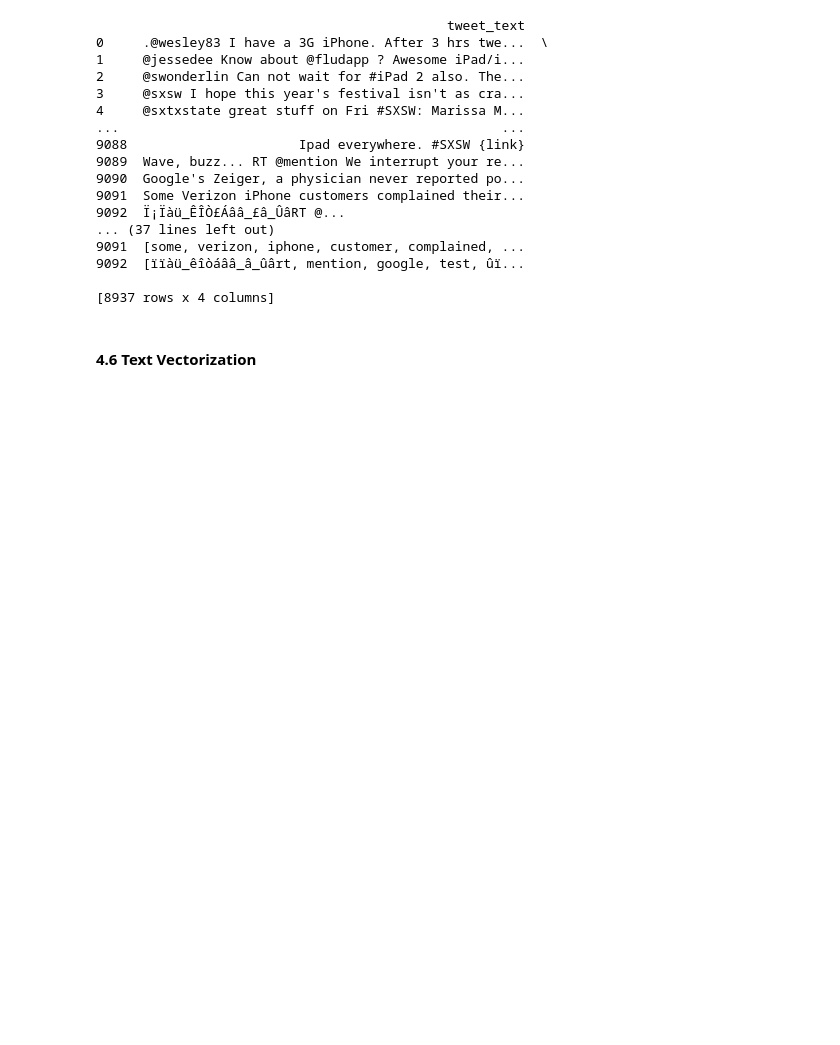
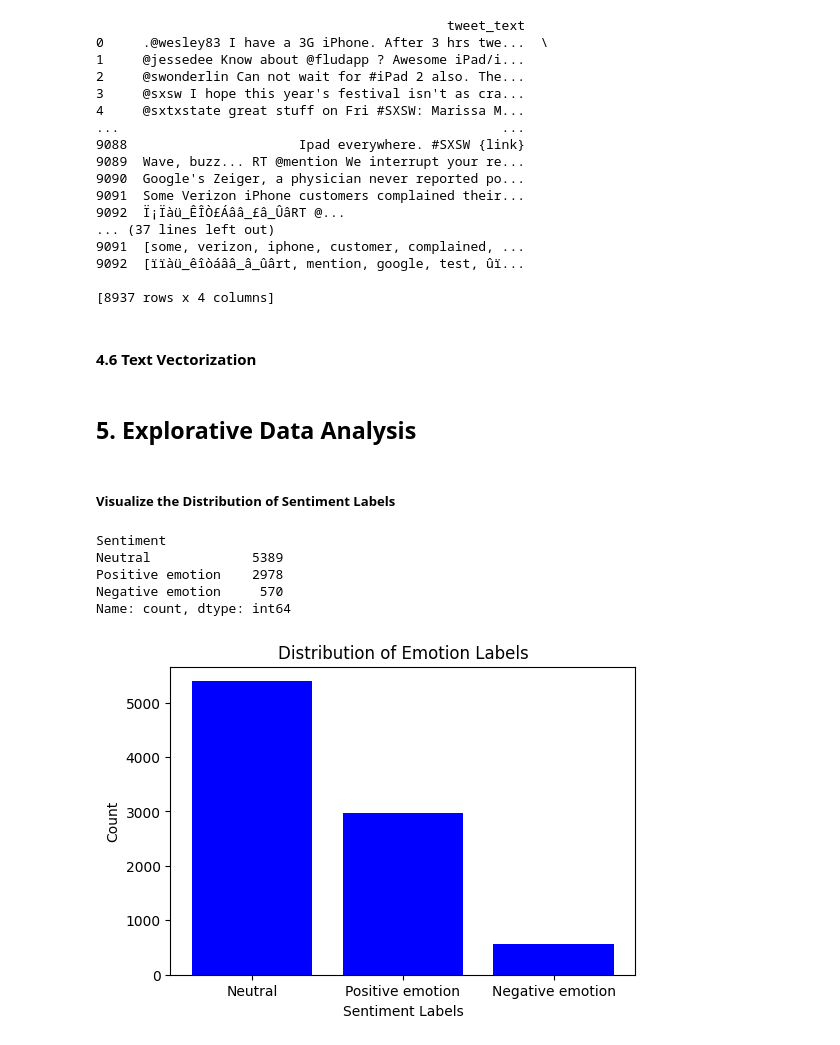
Before and after one commit to levine01/Twitter-Sentiment-Analysis, a Jupyter notebook: index.ipynb, the cells around one changed output. Saved outputs shown, nothing was run; the diff lists cells and outputs as text; code cells hidden in the pictures; blank space fills up the shorter version.

```diff
--- a/index.ipynb
+++ b/index.ipynb
@@ -347,3 +347,25 @@ data['lemmatized_tweet'] = data['lemmatized_tweet'].apply(lambda x: ' '.join(x))
 tfidf_matrix = tfidf_vectorizer.fit_transform(data['lemmatized_tweet'])
 
 # The tfidf_matrix contains the TF-IDF vectors for the tweets
+# %% [markdown]
+## 5. Explorative Data Analysis
+# %% [markdown]
+##### Visualize the Distribution of Sentiment Labels
+# %%
+# sentiment counts
+sentiment_counts = data['Sentiment'].value_counts()
+print(sentiment_counts)
+# Create a bar chart to visualize sentiment distribution
+plt.figure(figsize=(6, 4))
+plt.bar(sentiment_counts.index, sentiment_counts.values, color="b")
+plt.xlabel('Sentiment Labels')
+plt.ylabel('Count')
+plt.title('Distribution of Emotion Labels')
+plt.show()
+# %% [output]
+Sentiment
+Neutral             5389
+Positive emotion    2978
+Negative emotion     570
+Name: count, dtype: int64
+[figure, added]
```
Also changed, not shown: parts of 8 cells of this notebook, 1 other file.
